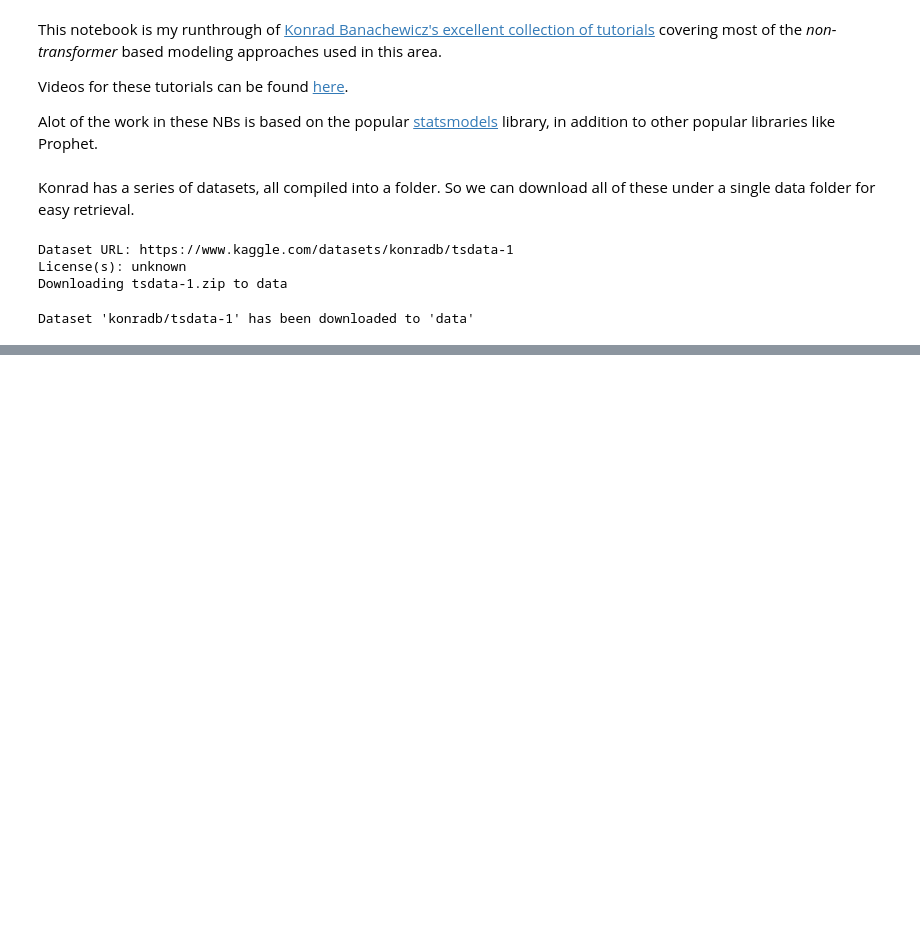
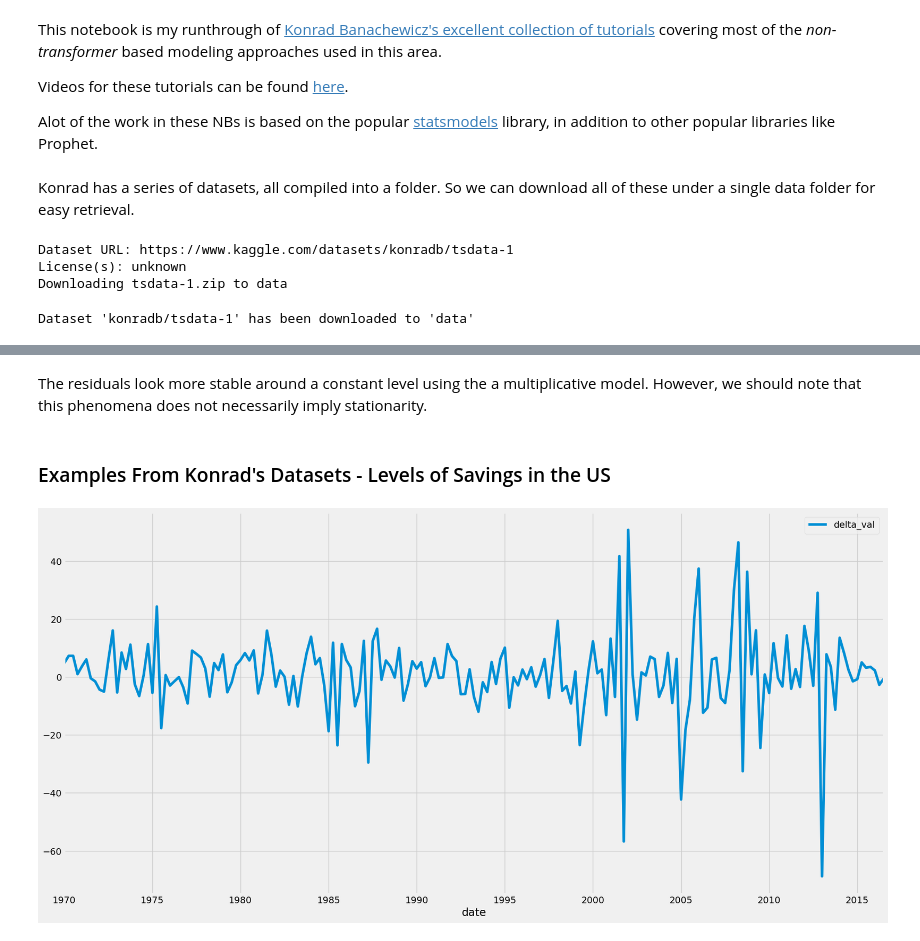
Before and after one commit to bachaudhry/time_series, a Jupyter notebook: ts_with_k/01_Getting_Start_With_TimeSeries.ipynb, the cells around one changed output, grey strips where cells are left out. Cells and saved outputs as stored; diff of their text form; code cells hidden in the pictures; blank space fills up the shorter version.

```diff
--- a/ts_with_k/01_Getting_Start_With_TimeSeries.ipynb
+++ b/ts_with_k/01_Getting_Start_With_TimeSeries.ipynb
@@ -57,0 +118,10 @@ Dataset 'konradb/tsdata-1' has been downloaded to 'data'
+# %% [markdown]
+The residuals look more stable around a constant level using the a multiplicative model. However, we should note that this phenomena does not necessarily imply stationarity.
+# %% [markdown]
+### Examples From Konrad's Datasets - Levels of Savings in the US
+# %%
+series = pd.read_csv(data + 'savings_change.csv')
+series['date'] = pd.to_datetime(series['date'])
+series.set_index('date').plot();
+# %% [output]
+[figure, added]
```
Also changed, not shown: parts of 18 cells of this notebook.
